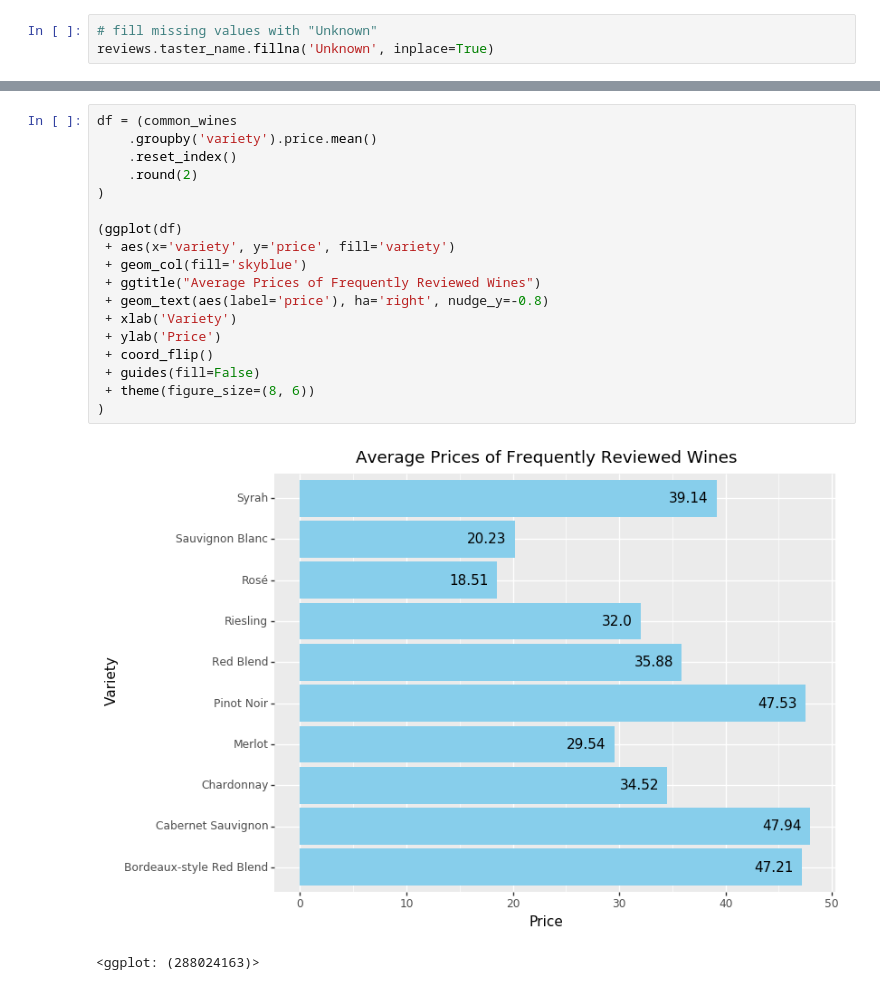
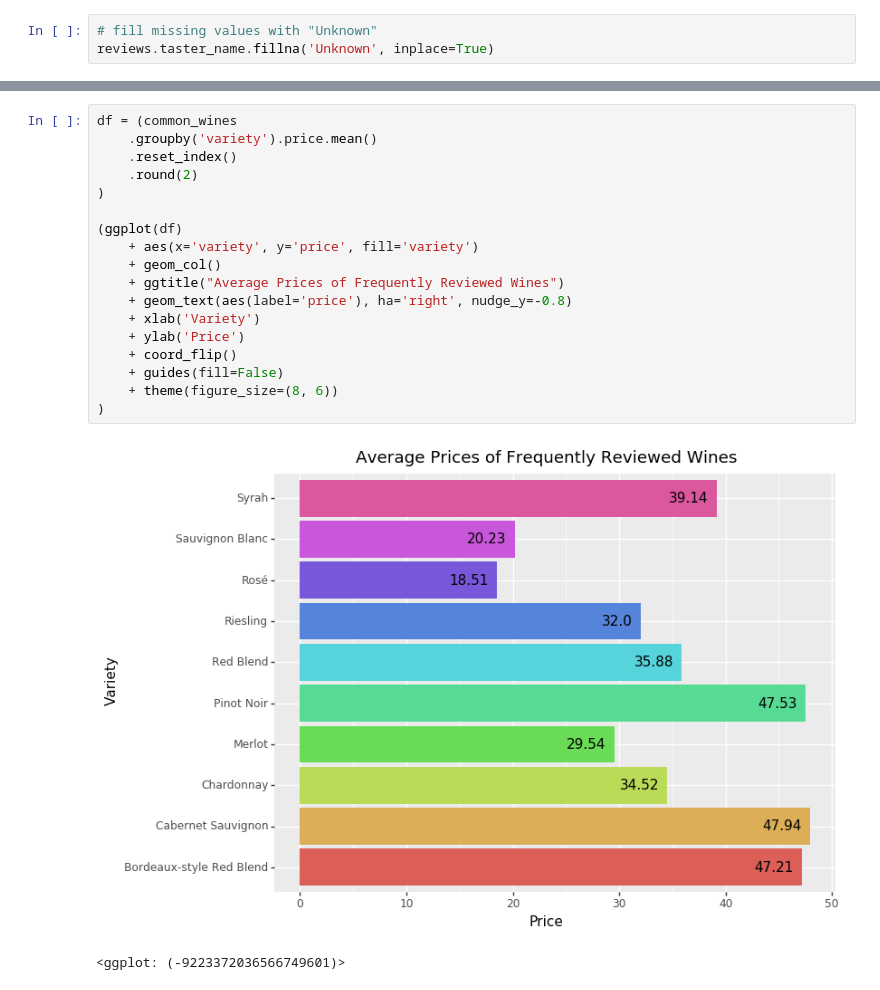
Before and after one commit to corazzon/KaggleStruggle, a Jupyter notebook: wine-reviews/plotnine.ipynb, the cells around one changed output, grey strips where cells are left out. Cells and saved outputs as stored; diff of their text form.

```diff
--- a/wine-reviews/plotnine.ipynb
+++ b/wine-reviews/plotnine.ipynb
@@ -299,21 +302,21 @@ common_wines = reviews.loc[reviews.variety.isin(df.variety.values)]
 # %%
 df = (common_wines
     .groupby('variety').price.mean()
     .reset_index()
     .round(2)
 )
 
 (ggplot(df)
- + aes(x='variety', y='price', fill='variety')
- + geom_col(fill='skyblue')
- + ggtitle("Average Prices of Frequently Reviewed Wines")
- + geom_text(aes(label='price'), ha='right', nudge_y=-0.8)
- + xlab('Variety')
- + ylab('Price')
- + coord_flip()
- + guides(fill=False)
- + theme(figure_size=(8, 6))
+    + aes(x='variety', y='price', fill='variety')
+    + geom_col()
+    + ggtitle("Average Prices of Frequently Reviewed Wines")
+    + geom_text(aes(label='price'), ha='right', nudge_y=-0.8)
+    + xlab('Variety')
+    + ylab('Price')
+    + coord_flip()
+    + guides(fill=False)
+    + theme(figure_size=(8, 6))
 )
 # %% [output]
-[figure, old version]
+[figure, new version]
-<ggplot: (288024163)>
+<ggplot: (-9223372036566749601)>
```
Also changed, not shown: parts of 19 cells of this notebook.
